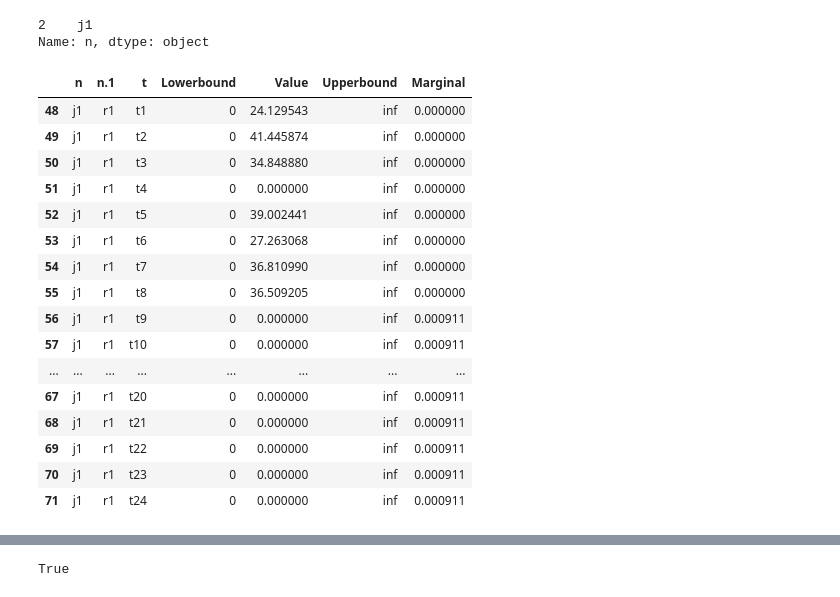
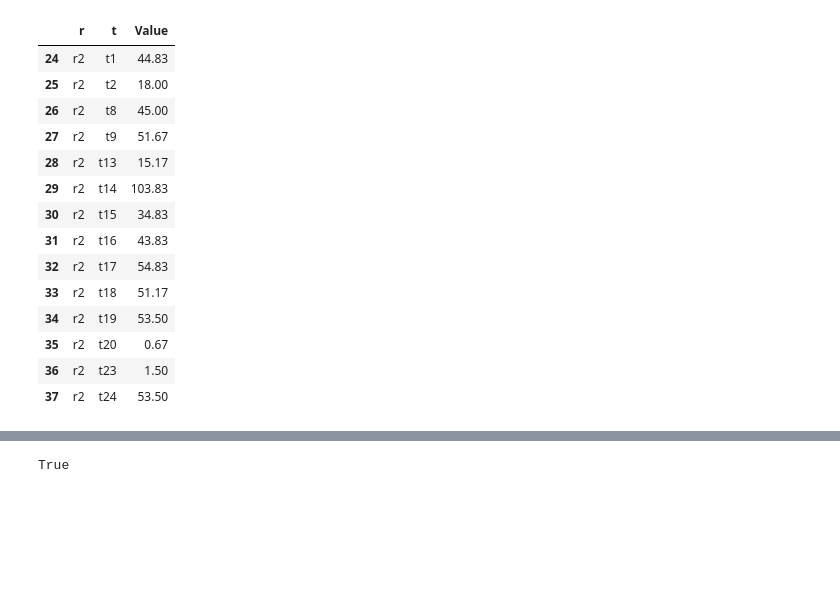
Before and after one commit to RobinsonBeaucour/OptiNonLineaireNE, a Jupyter notebook: Results_processing.ipynb, the cells around one changed output, grey strips where cells are left out. Cells and saved outputs as stored; diff of their text form; code cells hidden in the pictures; blank space fills up the shorter version.

```diff
--- a/Results_processing.ipynb
+++ b/Results_processing.ipynb
@@ -25,28 +25,3 @@ def recup_set(file):
 data_variable = recup_variable(file)
 data_parameter = recup_parameter(file)
 data_set = recup_set(file)
-# %%
-data_set['l'][data_set['l']['n.1']=='r1']['n']
-# %% [output]
-2    j1
-Name: n, dtype: object
-# %%
-data_variable['Qpipe'][data_variable['Qpipe']['n.1']=='r1']
-# %% [output]
-|  | n | n.1 | t | Lowerbound | Value | Upperbound | Marginal |
-| 48 | j1 | r1 | t1 | 0 | 24.129543 | inf | 0.000000 |
-| 49 | j1 | r1 | t2 | 0 | 41.445874 | inf | 0.000000 |
-| 50 | j1 | r1 | t3 | 0 | 34.848880 | inf | 0.000000 |
-| 51 | j1 | r1 | t4 | 0 | 0.000000 | inf | 0.000000 |
-| 52 | j1 | r1 | t5 | 0 | 39.002441 | inf | 0.000000 |
-| 53 | j1 | r1 | t6 | 0 | 27.263068 | inf | 0.000000 |
-| 54 | j1 | r1 | t7 | 0 | 36.810990 | inf | 0.000000 |
-| 55 | j1 | r1 | t8 | 0 | 36.509205 | inf | 0.000000 |
-| 56 | j1 | r1 | t9 | 0 | 0.000000 | inf | 0.000911 |
-| 57 | j1 | r1 | t10 | 0 | 0.000000 | inf | 0.000911 |
-| ... | ... | ... | ... | ... | ... | ... | ... |
-| 67 | j1 | r1 | t20 | 0 | 0.000000 | inf | 0.000911 |
-| 68 | j1 | r1 | t21 | 0 | 0.000000 | inf | 0.000911 |
-| 69 | j1 | r1 | t22 | 0 | 0.000000 | inf | 0.000911 |
-| 70 | j1 | r1 | t23 | 0 | 0.000000 | inf | 0.000911 |
-| 71 | j1 | r1 | t24 | 0 | 0.000000 | inf | 0.000911 |
@@ -52,0 +30,18 @@ data_variable['Qpipe'][data_variable['Qpipe']['n.1']=='r1']
+# %%
+data_parameter['demand'][data_parameter['demand']['r']=='r2']
+# %% [output]
+|  | r | t | Value |
+| 24 | r2 | t1 | 44.83 |
+| 25 | r2 | t2 | 18.00 |
+| 26 | r2 | t8 | 45.00 |
+| 27 | r2 | t9 | 51.67 |
+| 28 | r2 | t13 | 15.17 |
+| 29 | r2 | t14 | 103.83 |
+| 30 | r2 | t15 | 34.83 |
+| 31 | r2 | t16 | 43.83 |
+| 32 | r2 | t17 | 54.83 |
+| 33 | r2 | t18 | 51.17 |
+| 34 | r2 | t19 | 53.50 |
+| 35 | r2 | t20 | 0.67 |
+| 36 | r2 | t23 | 1.50 |
+| 37 | r2 | t24 | 53.50 |
```
Also changed, not shown: parts of 10 cells of this notebook, 3 other files.
